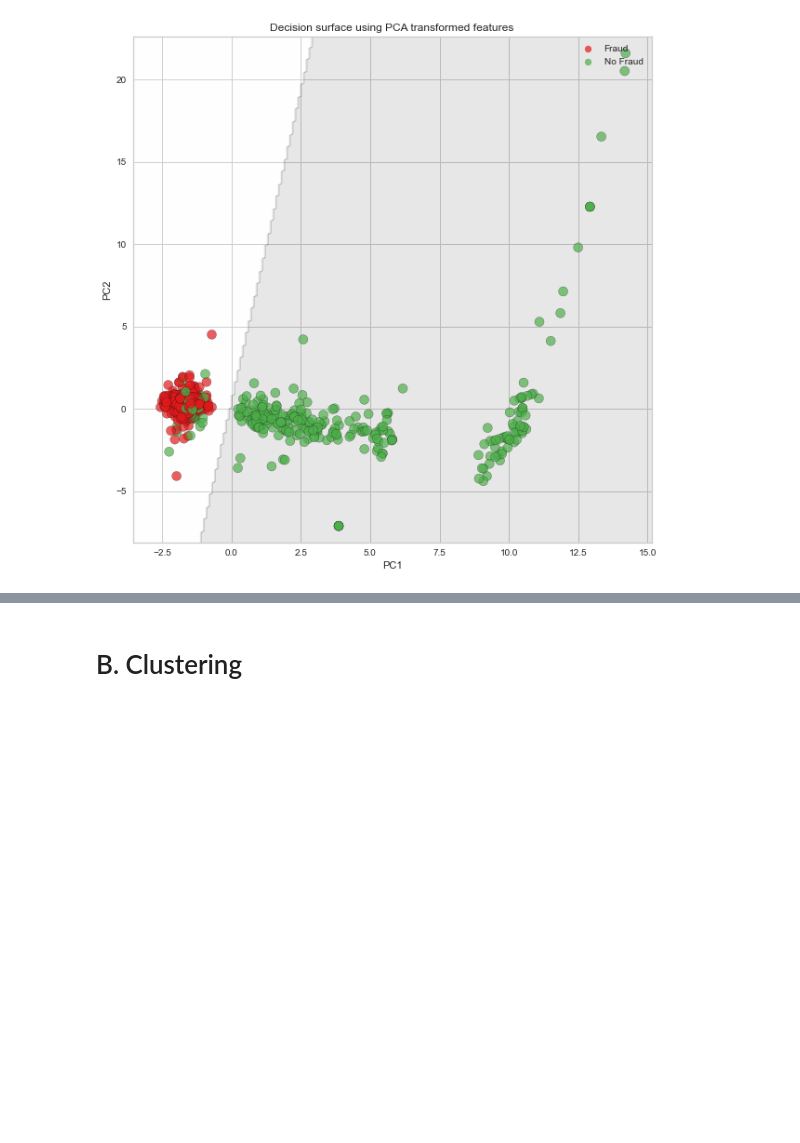
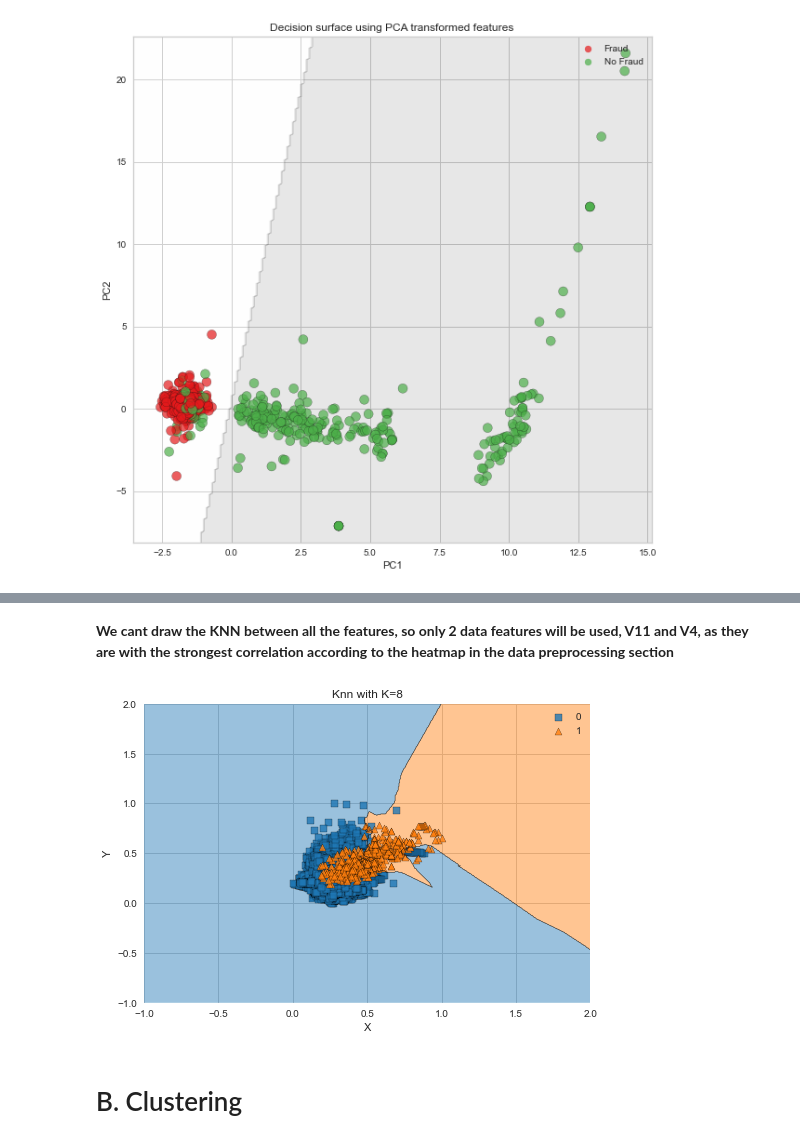
Before and after one commit to reemkhaledaboushama/datamining-project, a Jupyter notebook: 18Q9822.ipynb, the cells around one changed output, grey strips where cells are left out. Drawn from its saved outputs; the diff is of its cells as text; code cells hidden in the pictures; blank space fills up the shorter version.

```diff
--- a/18Q9822.ipynb
+++ b/18Q9822.ipynb
@@ -533,3 +533,0 @@ from sklearn import svm, datasets
-# %%
-X = data_downsampled.drop('Class', axis = 1).copy()
-y = data_downsampled['Class'].copy()
@@ -550,3 +571,20 @@ GaussianNB()
+# %% [markdown]
+<b>We cant draw the KNN between all the features, so only 2 data features will be used, V11 and V4, as they are with the strongest correlation according to the heatmap in the data preprocessing section </b>
+# %%
+def knn_comparison(data, k):
+    X = data[['V11','V4']].values
+    Y = data['Class' ].astype(int).values
+    clf = neighbors.KNeighborsClassifier(n_neighbors=k)
+    clf.fit(X, Y)# Plotting decision region
+    plot_decision_regions(X, Y, clf=clf, legend=1)
+    plt.xlabel('X')
+    plt.ylabel('Y')
+    plt.title('Knn with K='+ str(k))
+    plt.show()
+for i in [6]:
+    knn_comparison(data, k)
+# %% [output]
+[figure, added]
 # %% [markdown]
 <h1> B. Clustering </h1>
 # %% [markdown]
```
Also changed, not shown: parts of 13 cells of this notebook.
